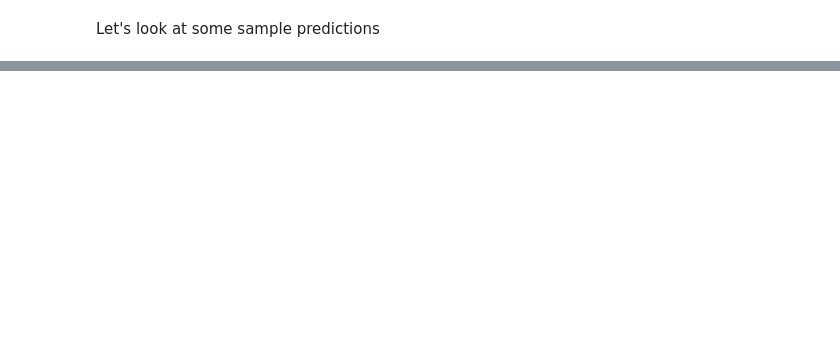
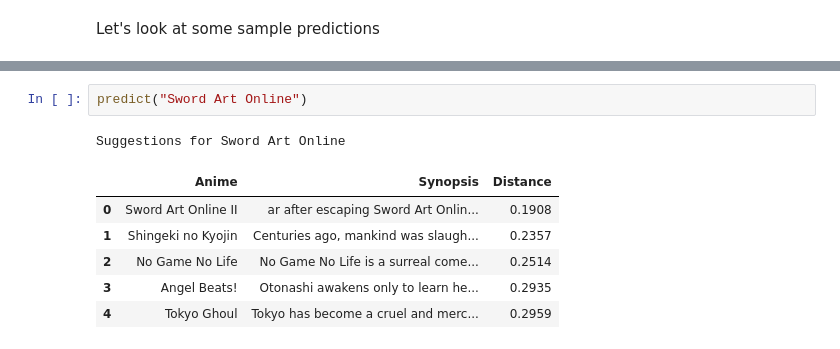
Before and after one commit to artilexx/Anime-Recommendations, a Jupyter notebook: main.ipynb, the cells around one changed output, grey strips where cells are left out. Drawn from its saved outputs; the diff is of its cells as text; blank space fills up the shorter version.

```diff
--- a/main.ipynb
+++ b/main.ipynb
@@ -100 +122,11 @@ Suggestions for Kimetsu no Yaiba
+# %%
+predict("Sword Art Online")
+# %% [output]
+Suggestions for Sword Art Online
+|  | Anime | Synopsis | Distance |
+| 0 | Sword Art Online II | ar after escaping Sword Art Onlin... | 0.1908 |
+| 1 | Shingeki no Kyojin | Centuries ago, mankind was slaugh... | 0.2357 |
+| 2 | No Game No Life | No Game No Life is a surreal come... | 0.2514 |
+| 3 | Angel Beats! | Otonashi awakens only to learn he... | 0.2935 |
+| 4 | Tokyo Ghoul | Tokyo has become a cruel and merc... | 0.2959 |
 # %%
```
Also changed, not shown: parts of 10 cells of this notebook.
